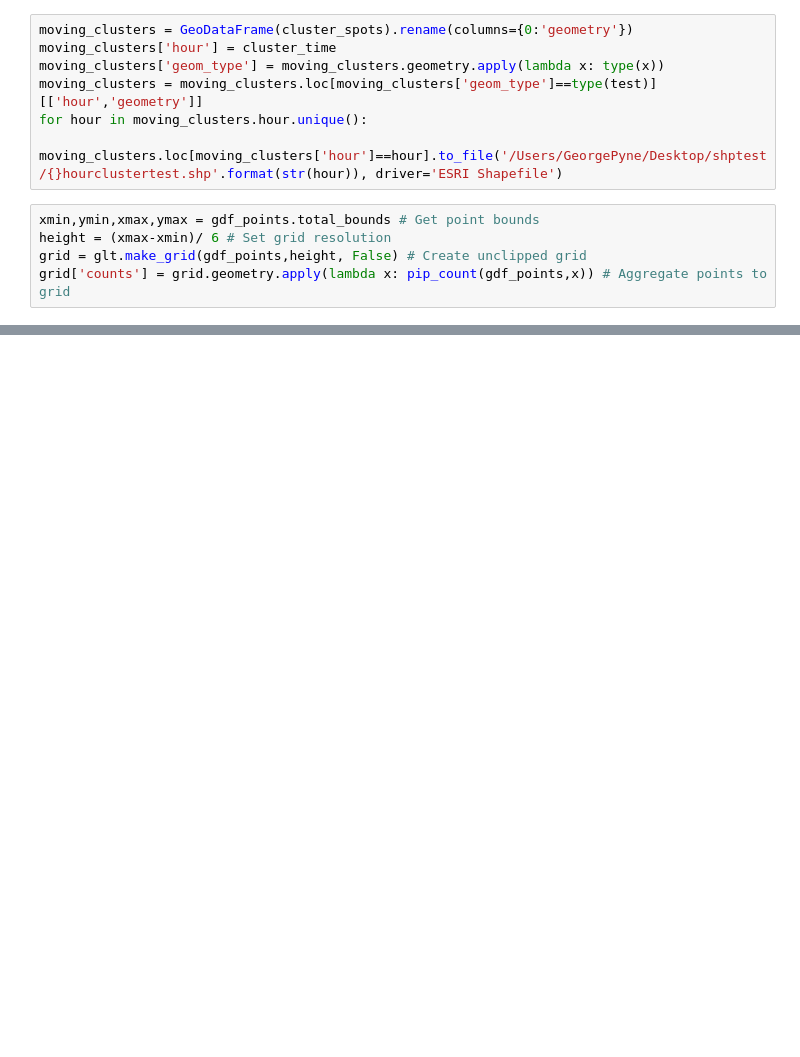
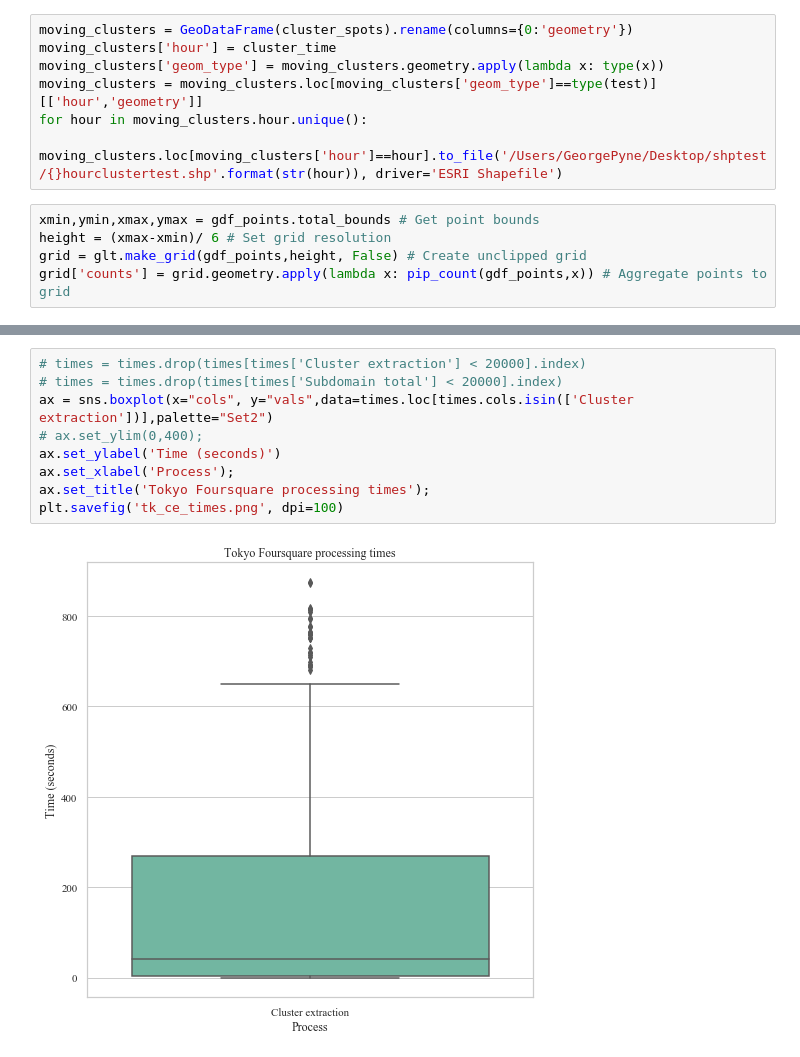
Before and after one commit to georgepyne/CASA0012, a Jupyter notebook: st.ipynb, the cells around one changed output, grey strips where cells are left out. Drawn from its saved outputs; the diff is of its cells as text; blank space fills up the shorter version.

```diff
--- a/st.ipynb
+++ b/st.ipynb
@@ -706,0 +881,11 @@ grid['counts'] = grid.geometry.apply(lambda x: pip_count(gdf_points,x)) # Aggreg
+# %%
+# times = times.drop(times[times['Cluster extraction'] < 20000].index)
+# times = times.drop(times[times['Subdomain total'] < 20000].index)
+ax = sns.boxplot(x="cols", y="vals",data=times.loc[times.cols.isin(['Cluster extraction'])],palette="Set2")
+# ax.set_ylim(0,400);
+ax.set_ylabel('Time (seconds)')
+ax.set_xlabel('Process');
+ax.set_title('Tokyo Foursquare processing times');
+plt.savefig('tk_ce_times.png', dpi=100)
+# %% [output]
+[figure, added]
```
Also changed, not shown: parts of 142 cells of this notebook, 1 other file.
